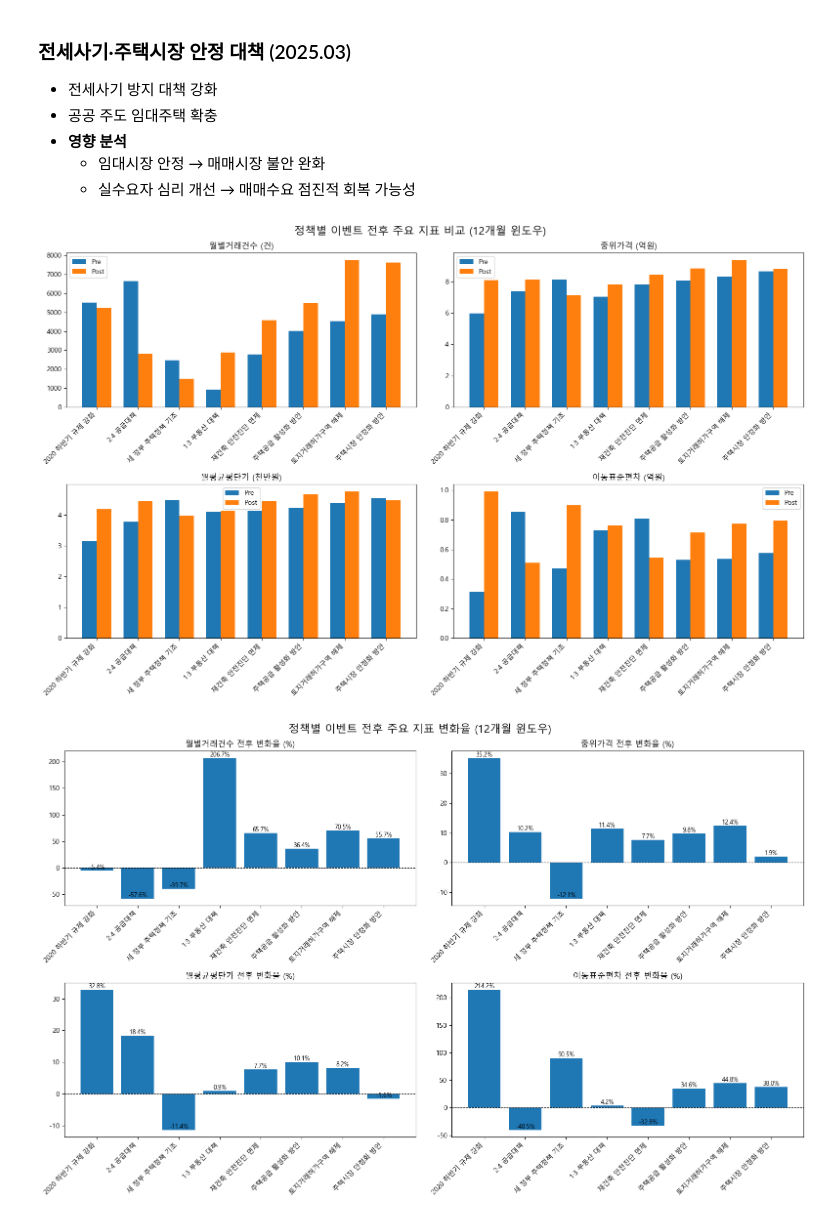
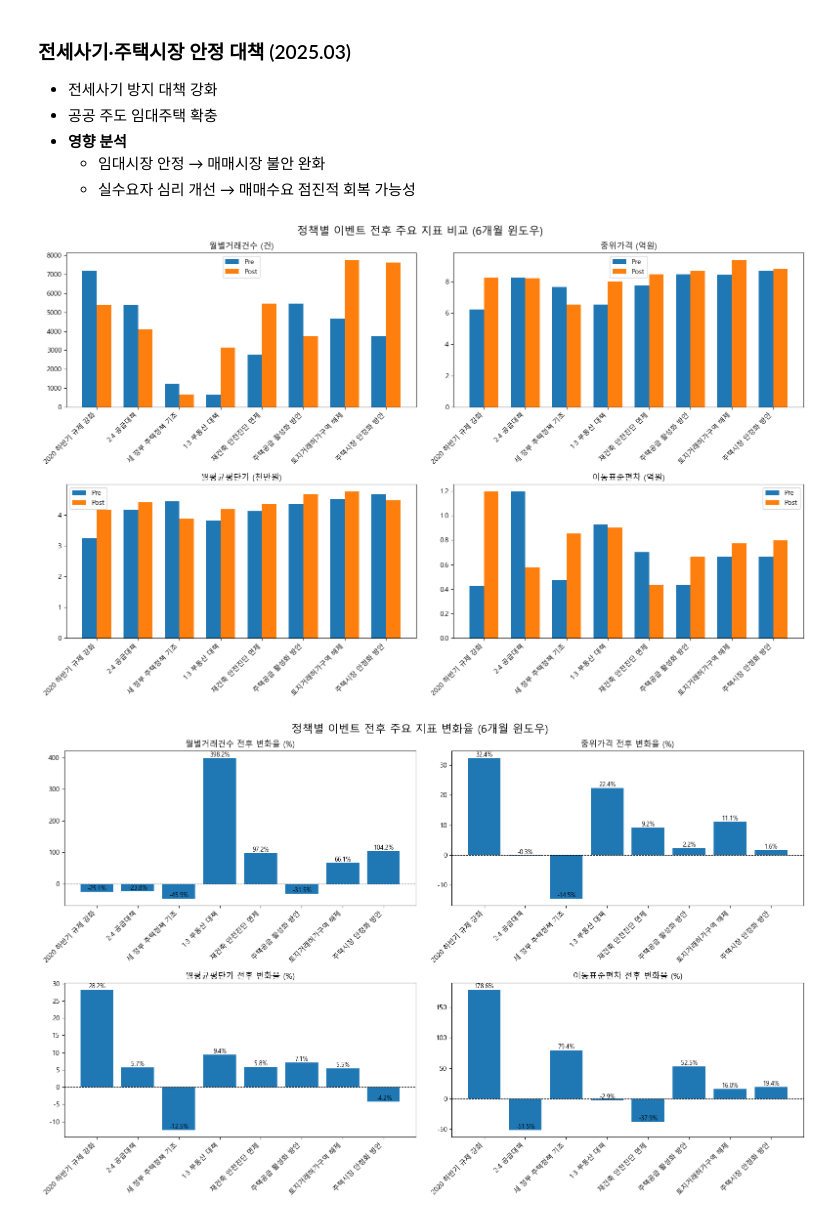
Before and after one commit to krystallinekim/pjt-DataAnalysis-Korean_Real_Estate, a Jupyter notebook: 04-2_event_story.ipynb, the cells around one changed output. Drawn from its saved outputs; the diff is of its cells as text; code cells hidden in the pictures.

```diff
--- a/04-2_event_story.ipynb
+++ b/04-2_event_story.ipynb
@@ -131,7 +131,7 @@ monthly_stats_area, _ = calc_monthly_annual(df_sales, '면적구분')
 df_sales['정책이벤트'] = None
 
 events = [
-    {'정책명': '2020 하반기 규제 강화', '월': '2020-06'},
+    {'정책명': '2020 하반기 규제 강화', '월': '2020-07'},
     {'정책명': '2·4 공급대책', '월': '2021-02'},
     {'정책명': '새 정부 주택정책 기조', '월': '2022-05'},
     {'정책명': '1·3 부동산 대책', '월': '2023-01'},
@@ -170,7 +170,7 @@ def calc_event_change(df, event_month, event_window=3):
     return {'pre_avg': pre_avg, 'post_avg': post_avg, 'change': change, 'change_pct': change_pct}
 # %%
 # 이벤트 윈도우, 정책 리스트, 지표 준비
-window = 12
+window = 6
 event_results = {}
 for event in events:
     event_month = event['월']
@@ -227,7 +227,7 @@ for i, metric in enumerate(metrics):
 
 fig.suptitle(f'정책별 이벤트 전후 주요 지표 비교 ({window}개월 윈도우)', fontsize=16)
 plt.tight_layout()
-plt.savefig(f'fig/04-2_event_story/이벤트전후주요지표비교_{window}개월.png', dpi=300, bbox_inches='tight')
+# plt.savefig(f'fig/04-2_event_story/이벤트전후주요지표비교_{window}개월.png', dpi=300, bbox_inches='tight')
 plt.show()
 
 # 변화율 데이터프레임 준비
@@ -240,36 +240,36 @@ for metric in metrics:
     })
 
 # 시각화
 fig, axes = plt.subplots(2, 2, figsize=(16, 10))
 axes = axes.flatten()
 
 for i, metric in enumerate(metrics):
     df_plot = plot_data[metric]
     x = range(len(df_plot))
 
     bars = axes[i].bar(x, df_plot['Change_pct'])
 
     # 0 기준선 표시
     axes[i].axhline(0, color='black', linewidth=0.8, linestyle='--')
 
     # 레이블 설정
     axes[i].set_xticks(x)
     axes[i].set_xticklabels(df_plot['Policy'], rotation=45, ha='right')
     axes[i].set_title(f'{metric} 전후 변화율 (%)')
 
     # 변화율 값 라벨 표시
     for bar in bars:
         height = bar.get_height()
         axes[i].text(bar.get_x() + bar.get_width()/2, height,
                      f'{height:.1f}%', ha='center', va='bottom', fontsize=9)
 
 fig.suptitle(f'정책별 이벤트 전후 주요 지표 변화율 ({window}개월 윈도우)', fontsize=16)
 plt.tight_layout()
-plt.savefig(f'fig/04-2_event_story/이벤트전후변화율비교_{window}개월.png', dpi=300, bbox_inches='tight')
+# plt.savefig(f'fig/04-2_event_story/이벤트전후변화율비교_{window}개월.png', dpi=300, bbox_inches='tight')
 plt.show()
 # %% [output]
-[figure, old version]
+[figure, new version]
-[figure, old version]
+[figure, new version]
 # %%
 # 시계열 데이터와 이벤트 체크
 
```
Also changed, not shown: parts of 3 cells of this notebook, 9 other files.
